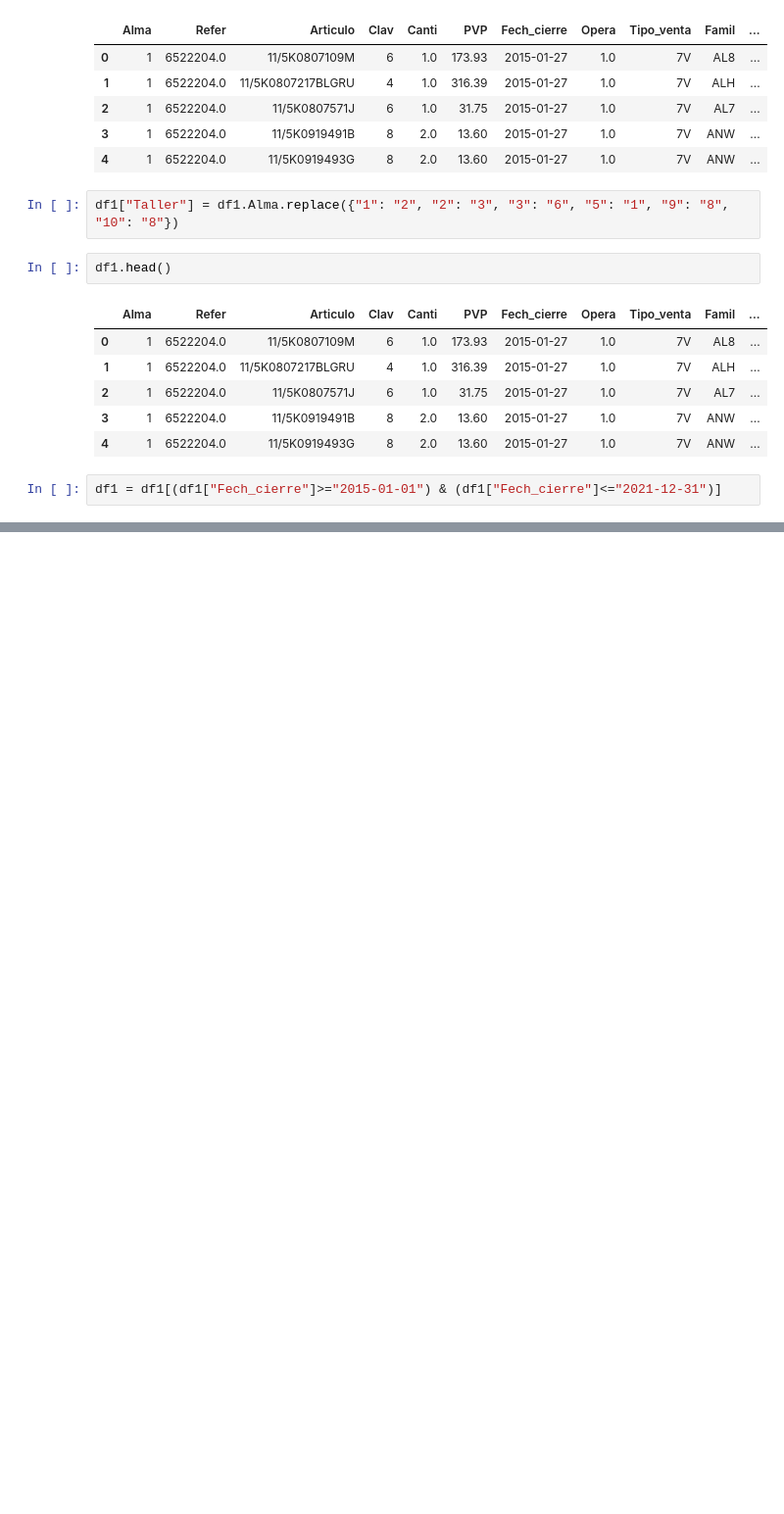
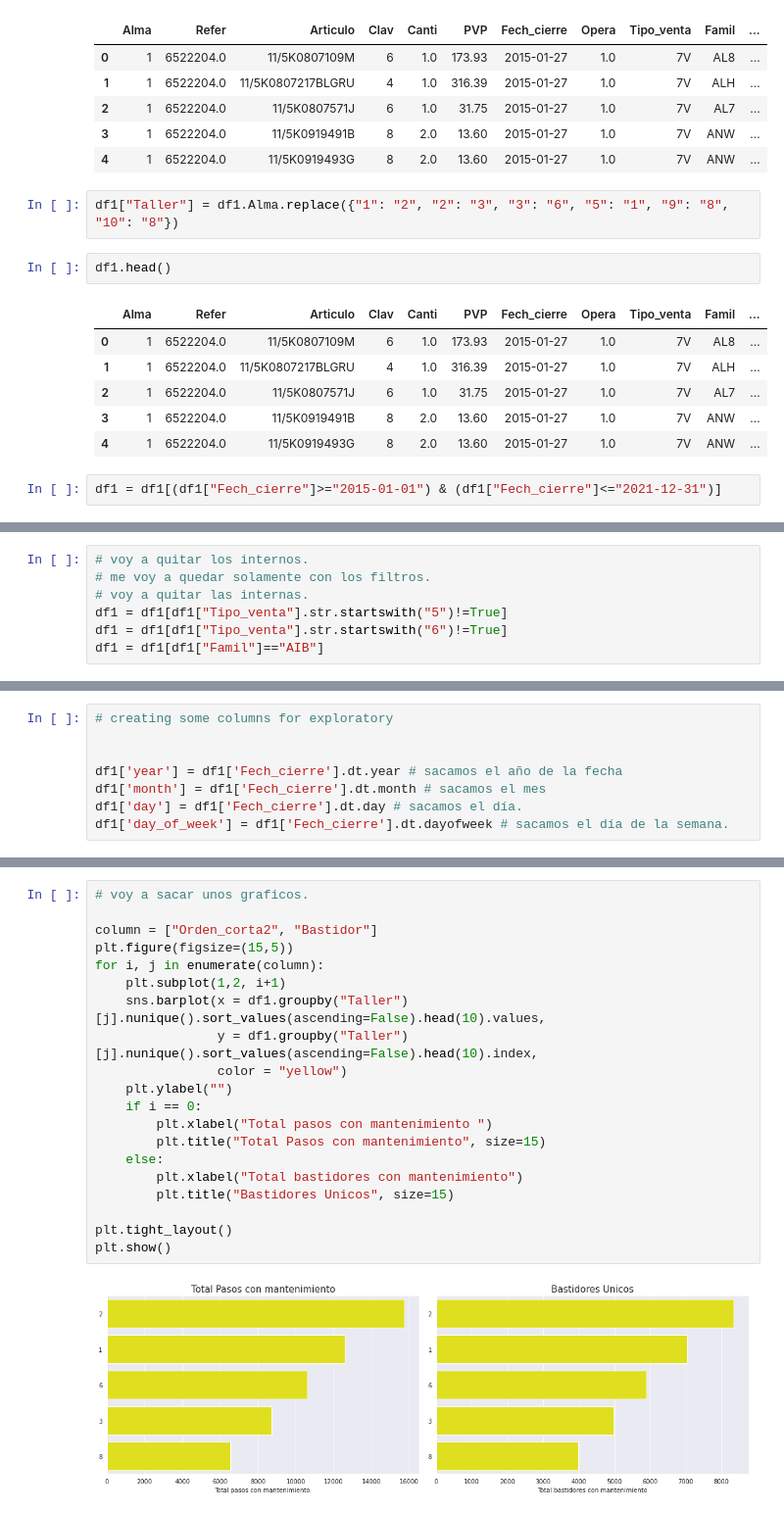
Before and after one commit to pacomm5/PLANTILLAS2, a Jupyter notebook: RECAMBIOS_NUEVO_LISTADO.ipynb, the cells around one changed output, grey strips where cells are left out. Shown at 98% size. Saved outputs shown, nothing was run; the diff lists cells and outputs as text; blank space fills up the shorter version.

```diff
--- a/RECAMBIOS_NUEVO_LISTADO.ipynb
+++ b/RECAMBIOS_NUEVO_LISTADO.ipynb
@@ -1630,0 +1640,7 @@ memory usage: 138.1+ MB
+# %%
+# voy a quitar los internos.
+# me voy a quedar solamente con los filtros.
+# voy a quitar las internas.
+df1 = df1[df1["Tipo_venta"].str.startswith("5")!=True]
+df1 = df1[df1["Tipo_venta"].str.startswith("6")!=True]
+df1 = df1[df1["Famil"]=="AIB"]
@@ -1630,0 +1720,8 @@ memory usage: 138.1+ MB
+# %%
+# creating some columns for exploratory
+
+
+df1['year'] = df1['Fech_cierre'].dt.year # sacamos el año de la fecha
+df1['month'] = df1['Fech_cierre'].dt.month # sacamos el mes
+df1['day'] = df1['Fech_cierre'].dt.day # sacamos el día.
+df1['day_of_week'] = df1['Fech_cierre'].dt.dayofweek # sacamos el día de la semana.
@@ -1630,0 +1744,22 @@ memory usage: 138.1+ MB
+# %%
+# voy a sacar unos graficos.
+
+column = ["Orden_corta2", "Bastidor"]
+plt.figure(figsize=(15,5))
+for i, j in enumerate(column):
+    plt.subplot(1,2, i+1)
+    sns.barplot(x = df1.groupby("Taller")[j].nunique().sort_values(ascending=False).head(10).values,
+                y = df1.groupby("Taller")[j].nunique().sort_values(ascending=False).head(10).index,
+                color = "yellow")
+    plt.ylabel("")
+    if i == 0:
+        plt.xlabel("Total pasos con mantenimiento ")
+        plt.title("Total Pasos con mantenimiento", size=15)
+    else:
+        plt.xlabel("Total bastidores con mantenimiento")
+        plt.title("Bastidores Unicos", size=15)
+
+plt.tight_layout()
+plt.show()
+# %% [output]
+[figure, added]
```
Also changed, not shown: parts of 28 cells of this notebook.
